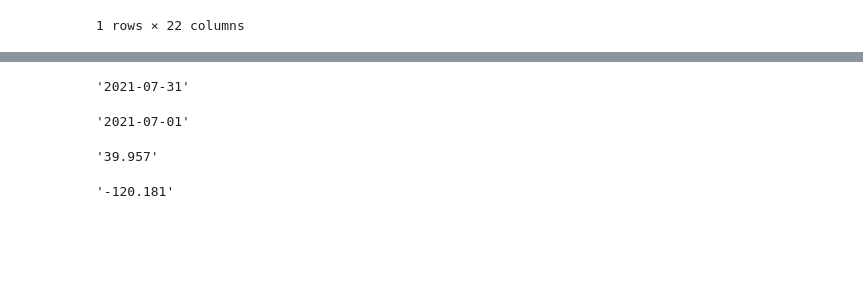
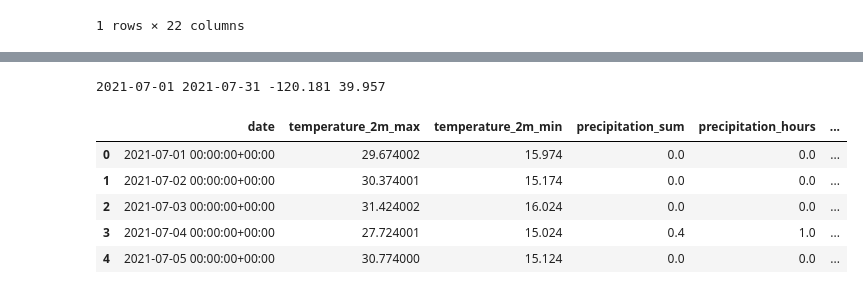
Before and after one commit to bikal3/geog313-final-project, a Jupyter notebook: example.ipynb, the cells around one changed output, grey strips where cells are left out. Saved outputs shown, nothing was run; the diff lists cells and outputs as text; code cells hidden in the pictures; blank space fills up the shorter version.

```diff
--- a/example.ipynb
+++ b/example.ipynb
@@ -54,18 +61,18 @@ event_longitude= df['BurnBndLon'].iloc[0]
 # %%
 start_date,end_date =get_month_start_end(event_date)
-# %%
-end_date
-# %% [output]
-'2021-07-31'
-# %%
-start_date
-# %% [output]
-'2021-07-01'
-# %%
-event_latitude
-# %% [output]
-'39.957'
-# %%
-event_longitude
-# %% [output]
-'-120.181'
+# %%
+print(start_date,end_date,event_longitude,event_latitude)
+# %% [output]
+2021-07-01 2021-07-31 -120.181 39.957
+# %%
+variables = ["temperature_2m_max", "temperature_2m_min", "precipitation_sum", "precipitation_hours", "wind_speed_10m_max", "wind_gusts_10m_max"]
+timezone="GMT"
+weather_data = fetch_weather_data(event_latitude,event_longitude, start_date, end_date, variables,timezone)
+weather_data
+# %% [output]
+|  | date | temperature_2m_max | temperature_2m_min | precipitation_sum | precipitation_hours | ... |
+| 0 | 2021-07-01 00:00:00+00:00 | 29.674002 | 15.974 | 0.0 | 0.0 | ... |
+| 1 | 2021-07-02 00:00:00+00:00 | 30.374001 | 15.174 | 0.0 | 0.0 | ... |
+| 2 | 2021-07-03 00:00:00+00:00 | 31.424002 | 16.024 | 0.0 | 0.0 | ... |
+| 3 | 2021-07-04 00:00:00+00:00 | 27.724001 | 15.024 | 0.4 | 1.0 | ... |
+| 4 | 2021-07-05 00:00:00+00:00 | 30.774000 | 15.124 | 0.0 | 0.0 | ... |
```
Also changed, not shown: parts of 3 cells of this notebook, 1 other file.
